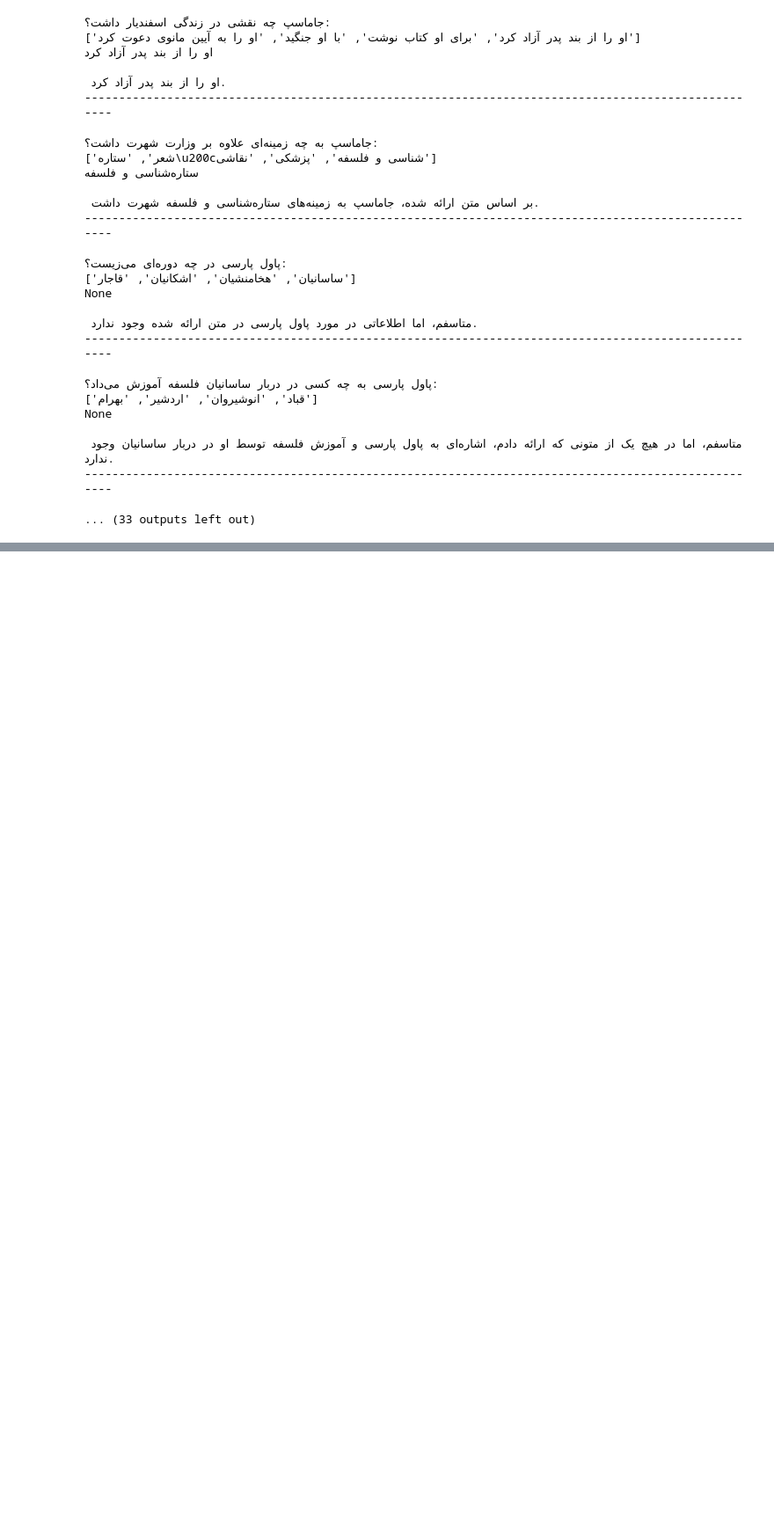
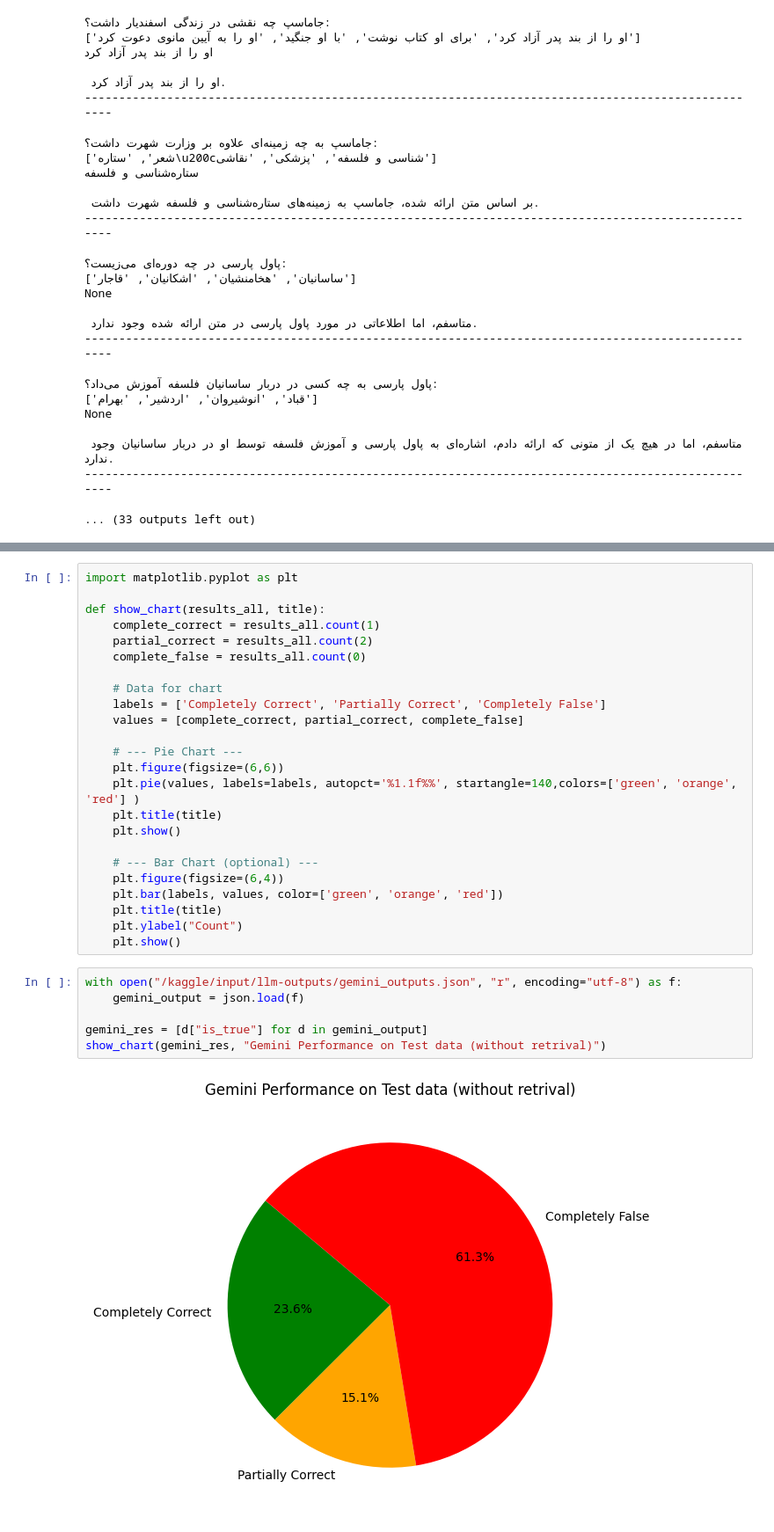
Before and after one commit to FaSha20/Natural-Language-Processing-Projects, a Jupyter notebook: MultimodalRAG/Mobina/HW3.ipynb, the cells around one changed output, grey strips where cells are left out. Shown: that part at 88% size. Saved outputs shown, nothing was run; the diff lists cells and outputs as text; blank space fills up the shorter version.

```diff
--- a/MultimodalRAG/Mobina/HW3.ipynb
+++ b/MultimodalRAG/Mobina/HW3.ipynb
@@ -650,0 +1140,32 @@ None
+# %%
+import matplotlib.pyplot as plt
+
+def show_chart(results_all, title):
+    complete_correct = results_all.count(1)
+    partial_correct = results_all.count(2)
+    complete_false = results_all.count(0)
+
+    # Data for chart
+    labels = ['Completely Correct', 'Partially Correct', 'Completely False']
+    values = [complete_correct, partial_correct, complete_false]
+
+    # --- Pie Chart ---
+    plt.figure(figsize=(6,6))
+    plt.pie(values, labels=labels, autopct='%1.1f%%', startangle=140,colors=['green', 'orange', 'red'] )
+    plt.title(title)
+    plt.show()
+
+    # --- Bar Chart (optional) ---
+    plt.figure(figsize=(6,4))
+    plt.bar(labels, values, color=['green', 'orange', 'red'])
+    plt.title(title)
+    plt.ylabel("Count")
+    plt.show()
+# %%
+with open("/kaggle/input/llm-outputs/gemini_outputs.json", "r", encoding="utf-8") as f:
+    gemini_output = json.load(f)
+
+gemini_res = [d["is_true"] for d in gemini_output]
+show_chart(gemini_res, "Gemini Performance on Test data (without retrival)")
+# %% [output]
+[figure, added]
```
Also changed, not shown: parts of 11 cells of this notebook, 2 other files.
